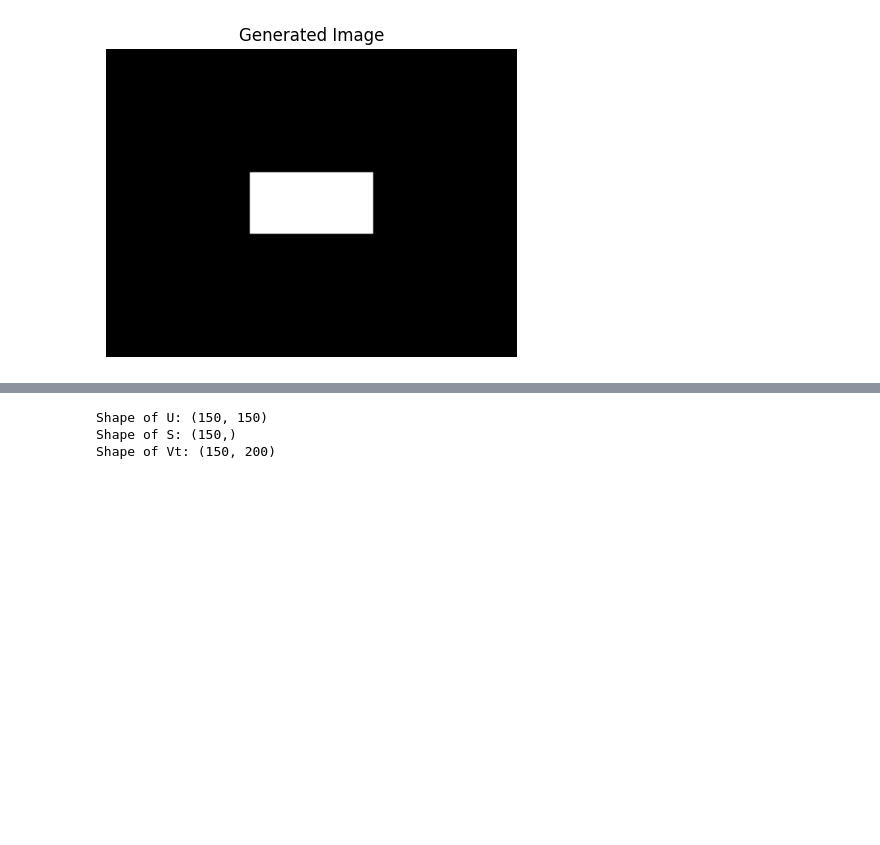
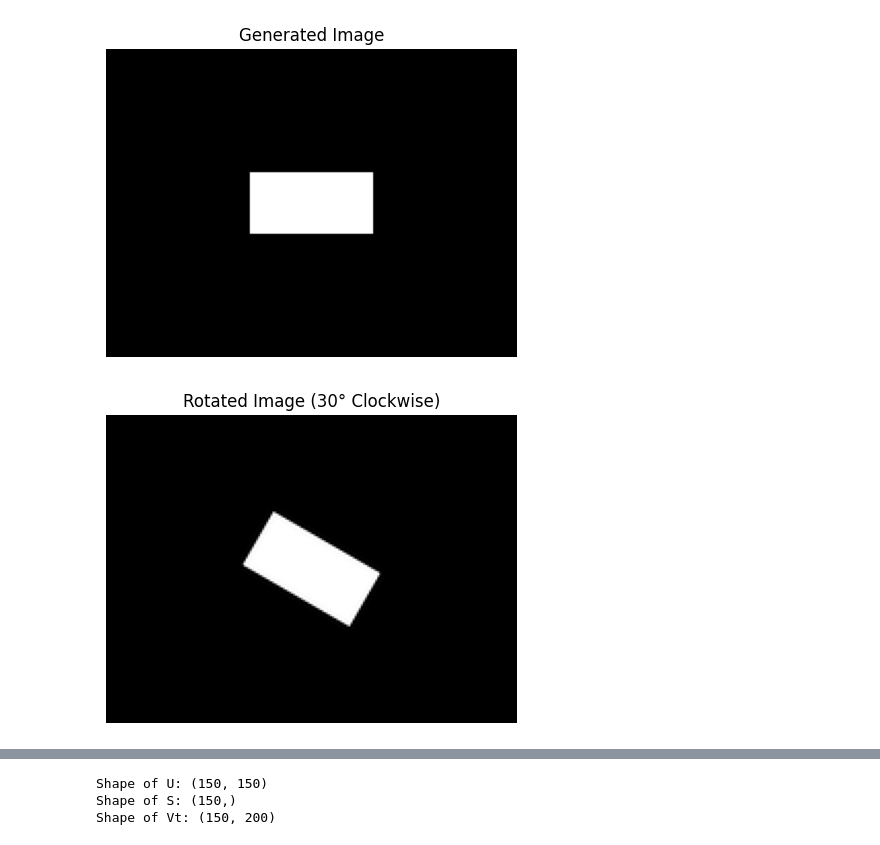
Before and after one commit to kursatkara/MAE_5020_Spring_2026, a Jupyter notebook: in_class_example_01.ipynb, the cells around one changed output, grey strips where cells are left out. Saved outputs shown, nothing was run; the diff lists cells and outputs as text; code cells hidden in the pictures; blank space fills up the shorter version.

```diff
--- a/in_class_example_01.ipynb
+++ b/in_class_example_01.ipynb
@@ -39,3 +39,19 @@ plt.axis('off')
 plt.show()
 # %% [output]
 [figure]
+# %%
+from scipy.ndimage import rotate
+
+# Rotate the image 30 degrees clockwise (negative angle)
+# reshape=False keeps the original image size (150x200)
+# mode='constant' fills the new area with 0 (black)
+X_rotated = rotate(X, -30, reshape=False, mode='constant', cval=0)
+
+# Display the rotated image
+plt.figure(figsize=(6, 4))
+plt.imshow(X_rotated, cmap='gray')
+plt.title('Rotated Image (30° Clockwise)')
+plt.axis('off')
+plt.show()
+# %% [output]
+[figure, added]
```
Also changed, not shown: parts of 1 cell of this notebook.
